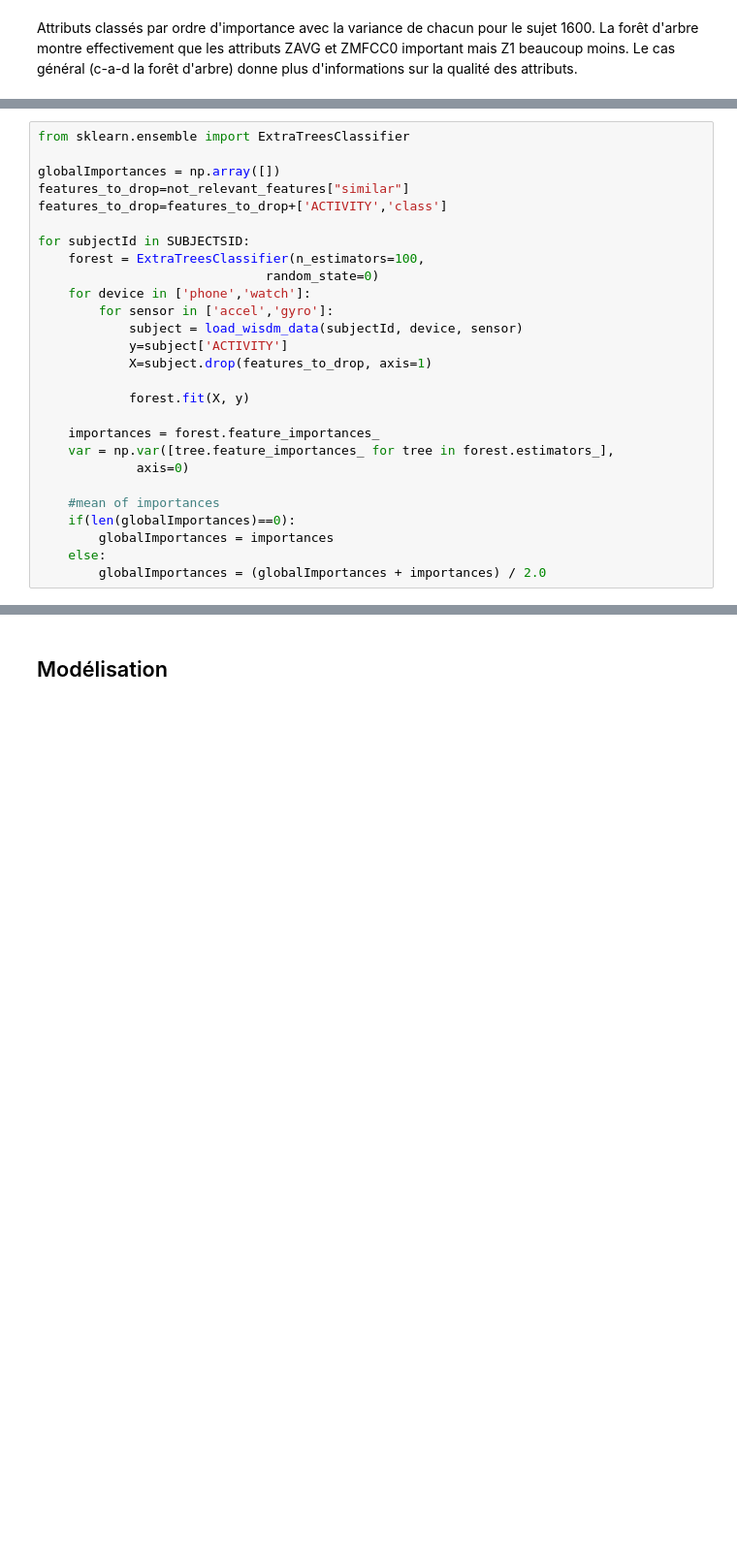
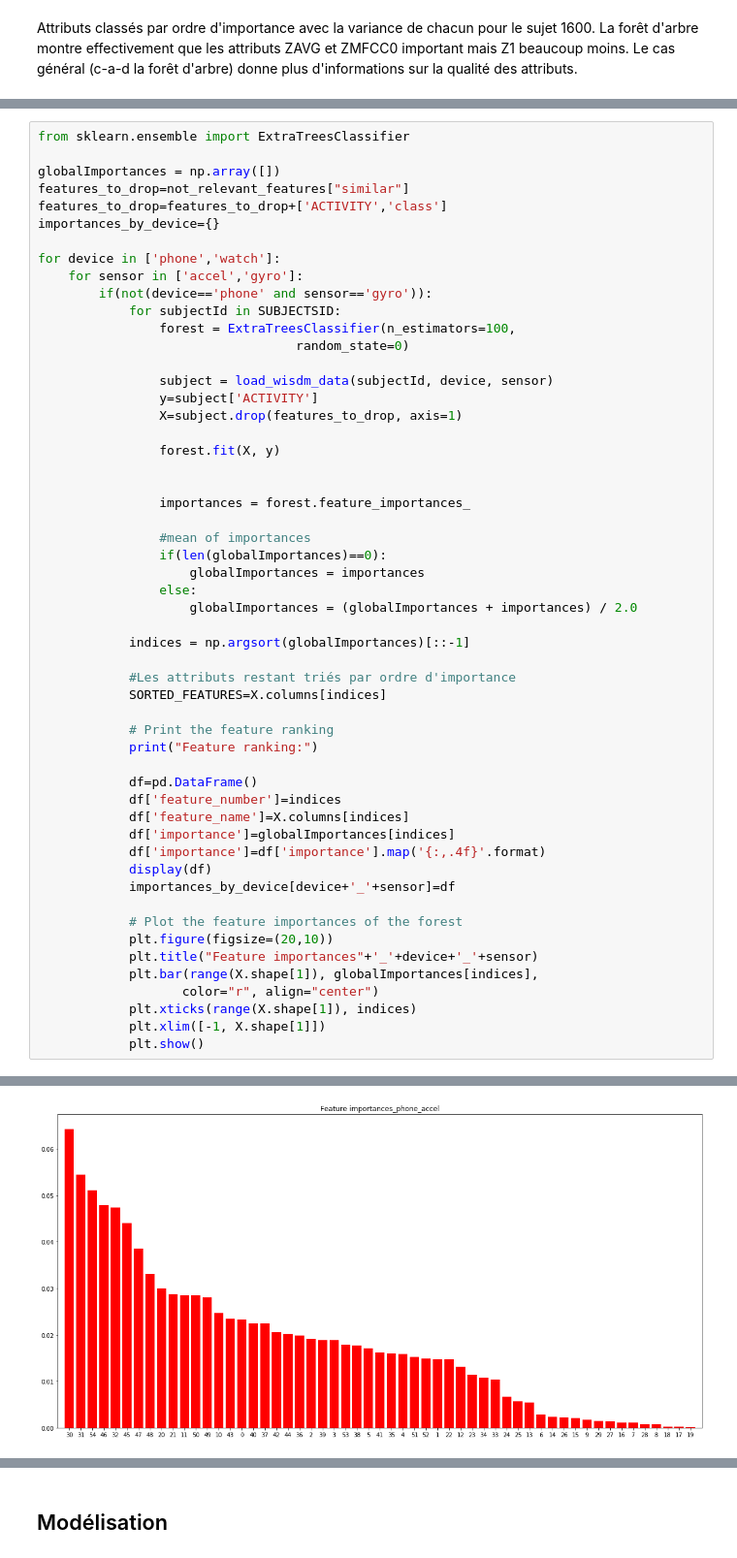
Before and after one commit to BaptisteSaintArnoult/human-activity-recognition, a Jupyter notebook: personal_model_Baptiste.ipynb, the cells around one changed output, grey strips where cells are left out. Shown at 97% size. Drawn from its saved outputs; the diff is of its cells as text; blank space fills up the shorter version.

```diff
--- a/personal_model_Baptiste.ipynb
+++ b/personal_model_Baptiste.ipynb
@@ -640,24 +671,52 @@ from sklearn.ensemble import ExtraTreesClassifier
 globalImportances = np.array([])
 features_to_drop=not_relevant_features["similar"]
 features_to_drop=features_to_drop+['ACTIVITY','class']
+importances_by_device={}
 
-for subjectId in SUBJECTSID:
-    forest = ExtraTreesClassifier(n_estimators=100,
-                              random_state=0)
-    for device in ['phone','watch']:
-        for sensor in ['accel','gyro']:
-            subject = load_wisdm_data(subjectId, device, sensor)
-            y=subject['ACTIVITY']
-            X=subject.drop(features_to_drop, axis=1)
+for device in ['phone','watch']:
+    for sensor in ['accel','gyro']:
+        if(not(device=='phone' and sensor=='gyro')):
+            for subjectId in SUBJECTSID:
+                forest = ExtraTreesClassifier(n_estimators=100,
+                                  random_state=0)
 
-            forest.fit(X, y)
+                subject = load_wisdm_data(subjectId, device, sensor)
+                y=subject['ACTIVITY']
+                X=subject.drop(features_to_drop, axis=1)
 
-    importances = forest.feature_importances_
-    var = np.var([tree.feature_importances_ for tree in forest.estimators_],
-             axis=0)
+                forest.fit(X, y)
 
-    #mean of importances
-    if(len(globalImportances)==0):
-        globalImportances = importances
-    else:
-        globalImportances = (globalImportances + importances) / 2.0
+
+                importances = forest.feature_importances_
+
+                #mean of importances
+                if(len(globalImportances)==0):
+                    globalImportances = importances
+                else:
+                    globalImportances = (globalImportances + importances) / 2.0
+
+            indices = np.argsort(globalImportances)[::-1]
+
+            #Les attributs restant triés par ordre d'importance
+            SORTED_FEATURES=X.columns[indices]
+
+            # Print the feature ranking
+            print("Feature ranking:")
+
+            df=pd.DataFrame()
+            df['feature_number']=indices
+            df['feature_name']=X.columns[indices]
+            df['importance']=globalImportances[indices]
+            df['importance']=df['importance'].map('{:,.4f}'.format)
+            display(df)
+            importances_by_device[device+'_'+sensor]=df
+
+            # Plot the feature importances of the forest
+            plt.figure(figsize=(20,10))
+            plt.title("Feature importances"+'_'+device+'_'+sensor)
+            plt.bar(range(X.shape[1]), globalImportances[indices],
+                   color="r", align="center")
+            plt.xticks(range(X.shape[1]), indices)
+            plt.xlim([-1, X.shape[1]])
+            plt.show()
+# %% [output]
@@ -663,0 +741 @@ for subjectId in SUBJECTSID:
+[figure, added]
```
Also changed, not shown: parts of 40 cells of this notebook.
